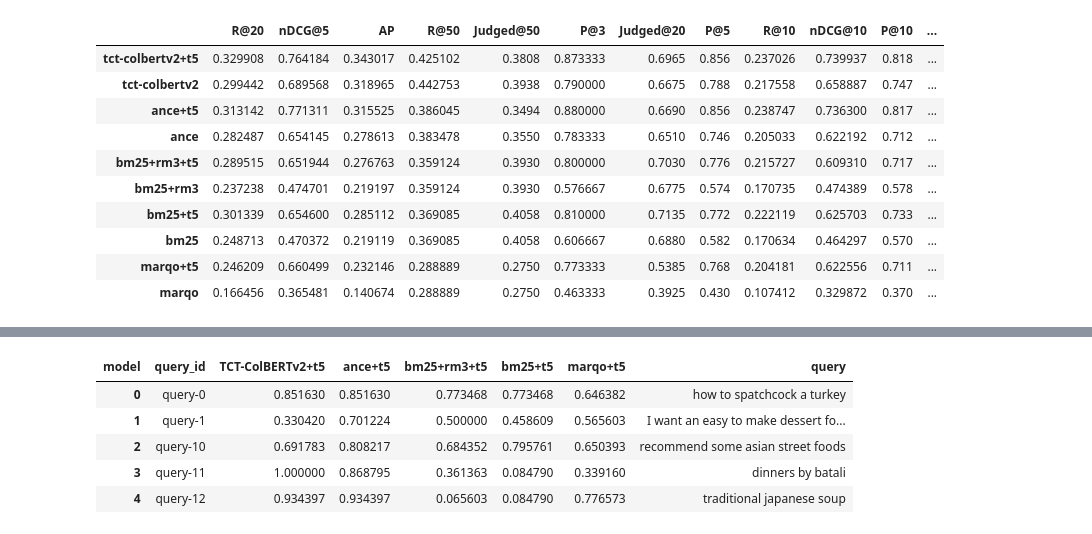
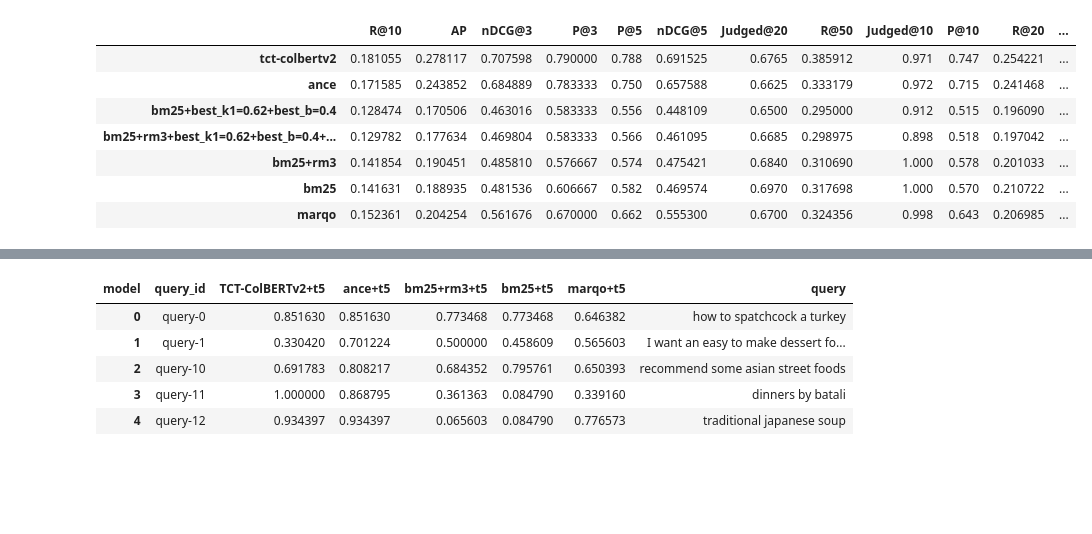
Before and after one commit to PhilipZubel/task-search-quality, a Jupyter notebook: results_cooking.ipynb, the cells around one changed output, grey strips where cells are left out. Cells and saved outputs as stored; diff of their text form; code cells hidden in the pictures; blank space fills up the shorter version.

```diff
--- a/results_cooking.ipynb
+++ b/results_cooking.ipynb
@@ -12,7 +12,7 @@ qrels_folder = os.path.join(os.getcwd(), 'measurements', 'judgments')
 run_cooking_folder = os.path.join(os.getcwd(), 'measurements', 'cooking', 'run_files')
 # run_diy_folder = os.path.join(os.getcwd(), 'measurements', 'diy', 'run_files')
 cooking_runs = os.listdir(run_cooking_folder)
-cooking_qrels = os.path.join(qrels_folder, "cooking.qrels")
+cooking_qrels = os.path.join(qrels_folder, "cooking-all.qrels")
 
 queries = {
     "COOKING" : pd.read_csv('queries/cooking.csv'),
@@ -21,31 +21,28 @@ queries = {
 # %%
 from results_helper import get_all_metrics, get_all_metrics_searcher
 
 # results = {}
 # for searcher in cooking_runs:
 #     run = os.path.join(run_cooking_folder, searcher)
 #     searcher_name = searcher[:-4].lower()
 #     accuracy = get_accuracy(run, cooking_qrles)
 #     results[searcher_name] = accuracy
 #     # print(searcher_name, accuracy)
 # df = pd.DataFrame(results).transpose()
 # df
 path = "/home/ubuntu/task-search-quality/measurements/cooking/analysis/all-metrics"
 
-get_all_metrics(run_cooking_folder, cooking_qrels, path, with_t5=None)
+get_all_metrics(run_cooking_folder, cooking_qrels, path, with_t5=False)
 # get_all_metrics_searcher(run_cooking_folder, cooking_qrels, path, s_name="marqo")
 # %% [output]
-|  | R@20 | nDCG@5 | AP | R@50 | Judged@50 | P@3 | Judged@20 | P@5 | R@10 | nDCG@10 | P@10 | ... |
-| tct-colbertv2+t5 | 0.329908 | 0.764184 | 0.343017 | 0.425102 | 0.3808 | 0.873333 | 0.6965 | 0.856 | 0.237026 | 0.739937 | 0.818 | ... |
-| tct-colbertv2 | 0.299442 | 0.689568 | 0.318965 | 0.442753 | 0.3938 | 0.790000 | 0.6675 | 0.788 | 0.217558 | 0.658887 | 0.747 | ... |
-| ance+t5 | 0.313142 | 0.771311 | 0.315525 | 0.386045 | 0.3494 | 0.880000 | 0.6690 | 0.856 | 0.238747 | 0.736300 | 0.817 | ... |
-| ance | 0.282487 | 0.654145 | 0.278613 | 0.383478 | 0.3550 | 0.783333 | 0.6510 | 0.746 | 0.205033 | 0.622192 | 0.712 | ... |
-| bm25+rm3+t5 | 0.289515 | 0.651944 | 0.276763 | 0.359124 | 0.3930 | 0.800000 | 0.7030 | 0.776 | 0.215727 | 0.609310 | 0.717 | ... |
-| bm25+rm3 | 0.237238 | 0.474701 | 0.219197 | 0.359124 | 0.3930 | 0.576667 | 0.6775 | 0.574 | 0.170735 | 0.474389 | 0.578 | ... |
-| bm25+t5 | 0.301339 | 0.654600 | 0.285112 | 0.369085 | 0.4058 | 0.810000 | 0.7135 | 0.772 | 0.222119 | 0.625703 | 0.733 | ... |
-| bm25 | 0.248713 | 0.470372 | 0.219119 | 0.369085 | 0.4058 | 0.606667 | 0.6880 | 0.582 | 0.170634 | 0.464297 | 0.570 | ... |
-| marqo+t5 | 0.246209 | 0.660499 | 0.232146 | 0.288889 | 0.2750 | 0.773333 | 0.5385 | 0.768 | 0.204181 | 0.622556 | 0.711 | ... |
-| marqo | 0.166456 | 0.365481 | 0.140674 | 0.288889 | 0.2750 | 0.463333 | 0.3925 | 0.430 | 0.107412 | 0.329872 | 0.370 | ... |
+|  | R@10 | AP | nDCG@3 | P@3 | P@5 | nDCG@5 | Judged@20 | R@50 | Judged@10 | P@10 | R@20 | ... |
+| tct-colbertv2 | 0.181055 | 0.278117 | 0.707598 | 0.790000 | 0.788 | 0.691525 | 0.6765 | 0.385912 | 0.971 | 0.747 | 0.254221 | ... |
+| ance | 0.171585 | 0.243852 | 0.684889 | 0.783333 | 0.750 | 0.657588 | 0.6625 | 0.333179 | 0.972 | 0.715 | 0.241468 | ... |
+| bm25+best_k1=0.62+best_b=0.4 | 0.128474 | 0.170506 | 0.463016 | 0.583333 | 0.556 | 0.448109 | 0.6500 | 0.295000 | 0.912 | 0.515 | 0.196090 | ... |
+| bm25+rm3+best_k1=0.62+best_b=0.4+... | 0.129782 | 0.177634 | 0.469804 | 0.583333 | 0.566 | 0.461095 | 0.6685 | 0.298975 | 0.898 | 0.518 | 0.197042 | ... |
+| bm25+rm3 | 0.141854 | 0.190451 | 0.485810 | 0.576667 | 0.574 | 0.475421 | 0.6840 | 0.310690 | 1.000 | 0.578 | 0.201033 | ... |
+| bm25 | 0.141631 | 0.188935 | 0.481536 | 0.606667 | 0.582 | 0.469574 | 0.6970 | 0.317698 | 1.000 | 0.570 | 0.210722 | ... |
+| marqo | 0.152361 | 0.204254 | 0.561676 | 0.670000 | 0.662 | 0.555300 | 0.6700 | 0.324356 | 0.998 | 0.643 | 0.206985 | ... |
 # %%
 from results_helper import get_precision_recall_graph
 
```
Also changed, not shown: parts of 9 cells of this notebook, 29 other files.
